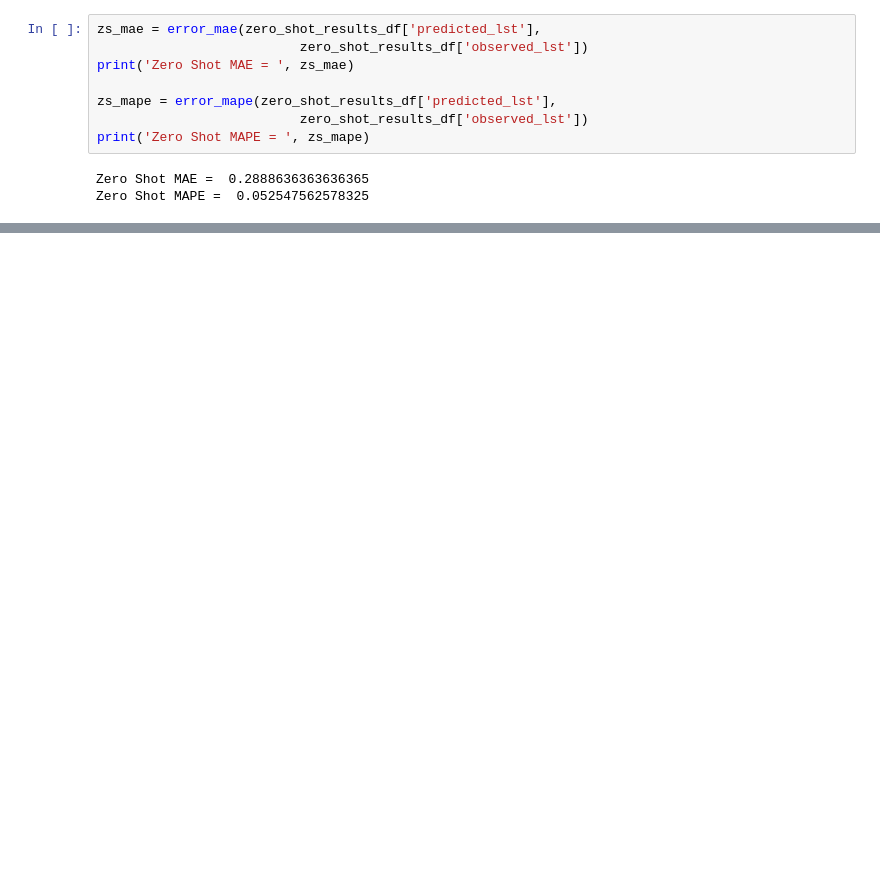
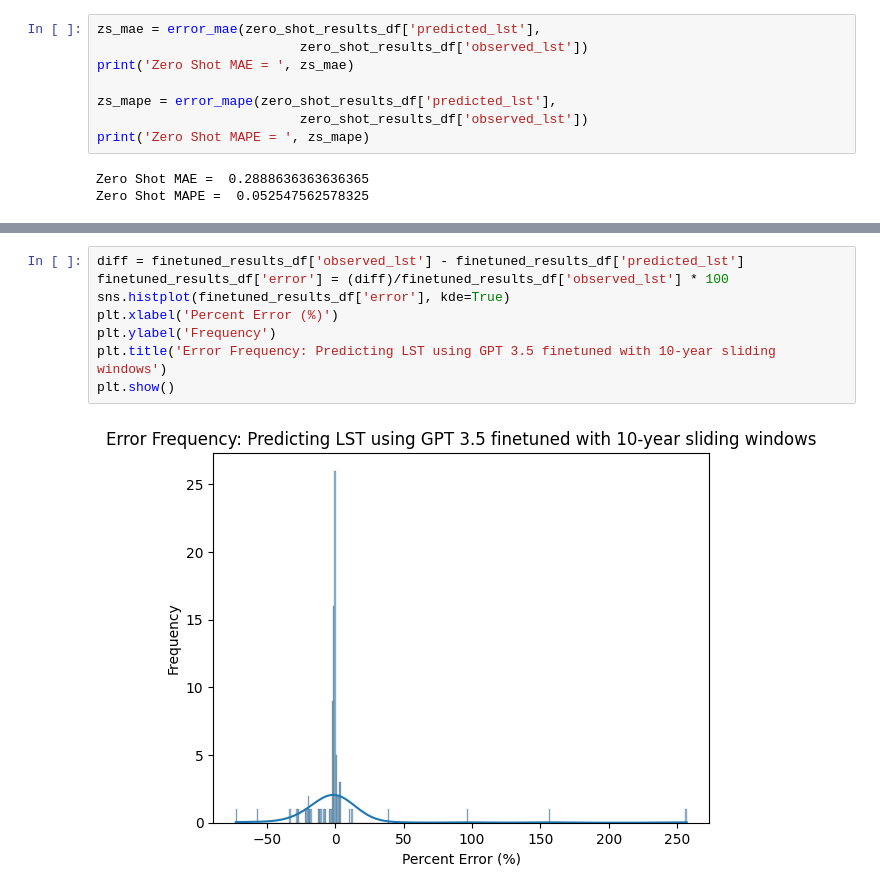
Before and after one commit to anwesham-lab/cs325b-llm-forecasting, a Jupyter notebook: code/eval_inference_ili_lst.ipynb, the cells around one changed output, grey strips where cells are left out. Drawn from its saved outputs; the diff is of its cells as text; blank space fills up the shorter version.

```diff
--- a/code/eval_inference_ili_lst.ipynb
+++ b/code/eval_inference_ili_lst.ipynb
@@ -153,0 +176,10 @@ Zero Shot MAPE =  0.052547562578325
+# %%
+diff = finetuned_results_df['observed_lst'] - finetuned_results_df['predicted_lst']
+finetuned_results_df['error'] = (diff)/finetuned_results_df['observed_lst'] * 100
+sns.histplot(finetuned_results_df['error'], kde=True)
+plt.xlabel('Percent Error (%)')
+plt.ylabel('Frequency')
+plt.title('Error Frequency: Predicting LST using GPT 3.5 finetuned with 10-year sliding windows')
+plt.show()
+# %% [output]
+[figure, added]
```
Also changed, not shown: parts of 6 cells of this notebook, 4 other files.
